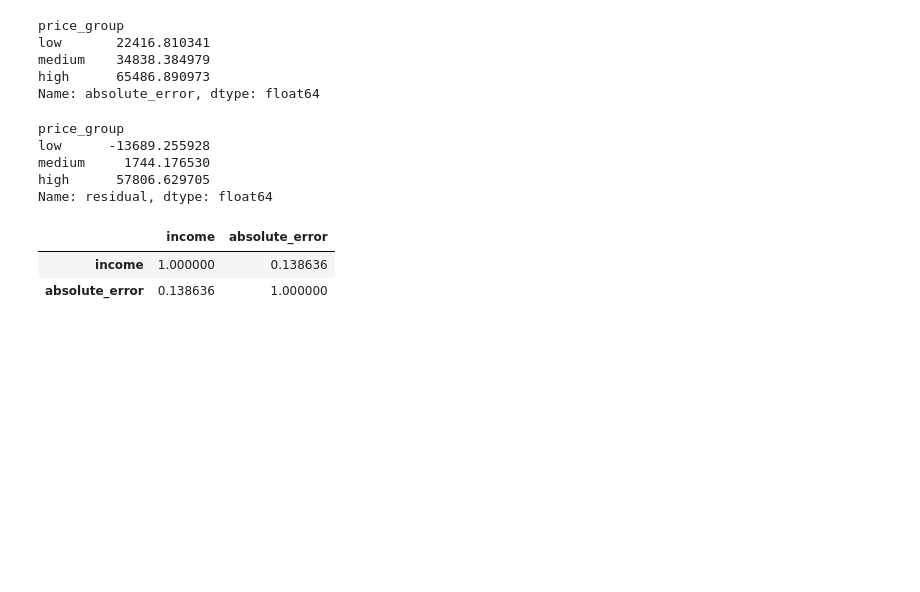
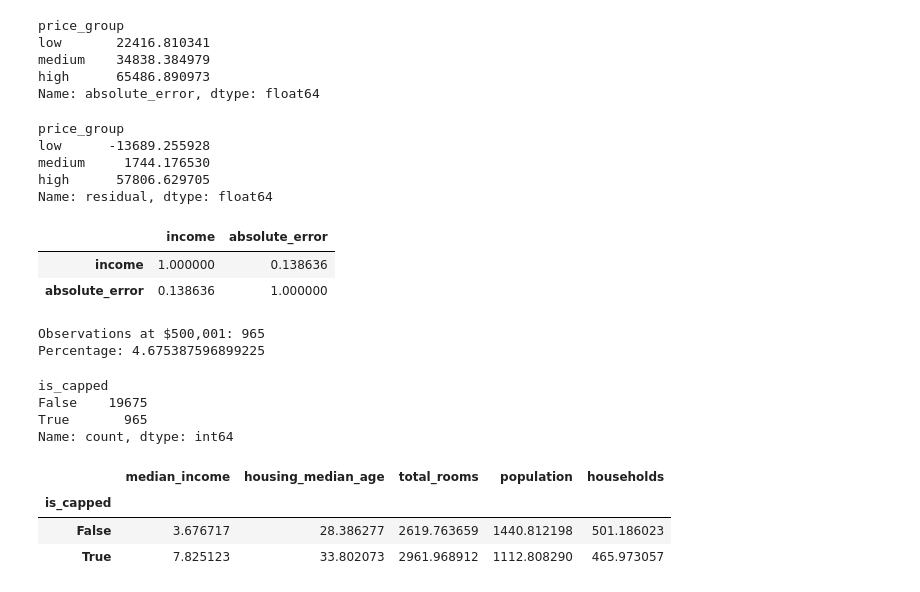
Before and after one commit to Mahnoor-Asad-Khan/day06-08--machine-learning-workflow, a Jupyter notebook: pandas_foundations.ipynb, the cells around one changed output. Saved outputs shown, nothing was run; the diff lists cells and outputs as text; code cells hidden in the pictures; blank space fills up the shorter version.

```diff
--- a/pandas_foundations.ipynb
+++ b/pandas_foundations.ipynb
@@ -1341,0 +1344,41 @@ income_error.corr()
+# %%
+#our theory is that the house_median_values being capped at $500,001 must be contributing to the model's errors on high-value districts, since a lot of them were ceiling value
+#let's count these districts first
+
+cap_count = (housing["median_house_value"] == 500001).sum()
+
+print("Observations at $500,001:", cap_count)
+print(
+    "Percentage:",
+    cap_count / len(housing) * 100
+)
+# %% [output]
+Observations at $500,001: 965
+Percentage: 4.675387596899225
+# %%
+housing["is_capped"] = (
+    housing["median_house_value"] == 500001
+)
+# %%
+housing["is_capped"].value_counts()
+# %% [output]
+is_capped
+False    19675
+True       965
+Name: count, dtype: int64
+# %%
+#checking behaviour of capped vs on-capped
+housing.groupby("is_capped")[
+    [
+        "median_income",
+        "housing_median_age",
+        "total_rooms",
+        "population",
+        "households"
+    ]
+].mean()
+# %% [output]
+|  | median_income | housing_median_age | total_rooms | population | households |
+| is_capped |  |  |  |  |  |
+| False | 3.676717 | 28.386277 | 2619.763659 | 1440.812198 | 501.186023 |
+| True | 7.825123 | 33.802073 | 2961.968912 | 1112.808290 | 465.973057 |
```
Also changed, not shown: parts of 10 cells of this notebook.
